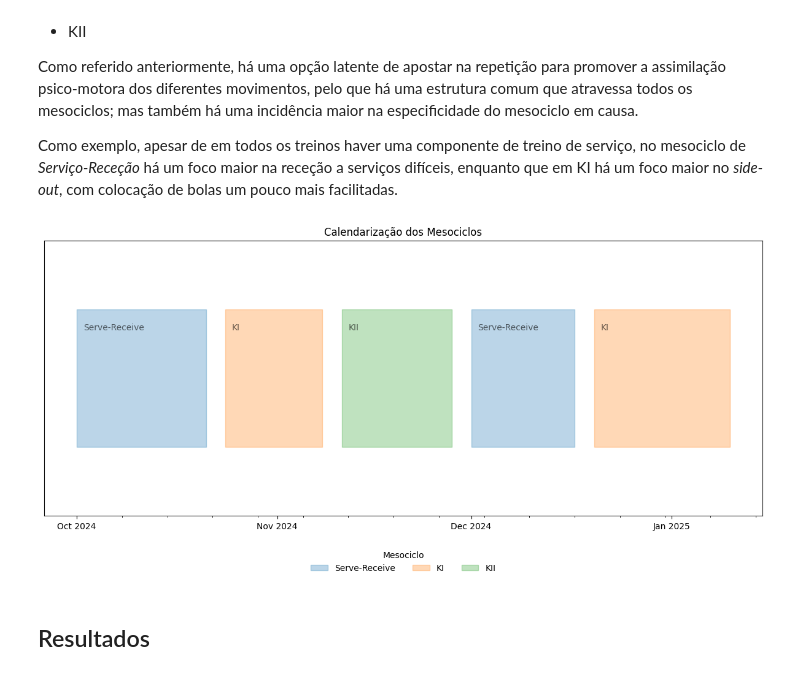
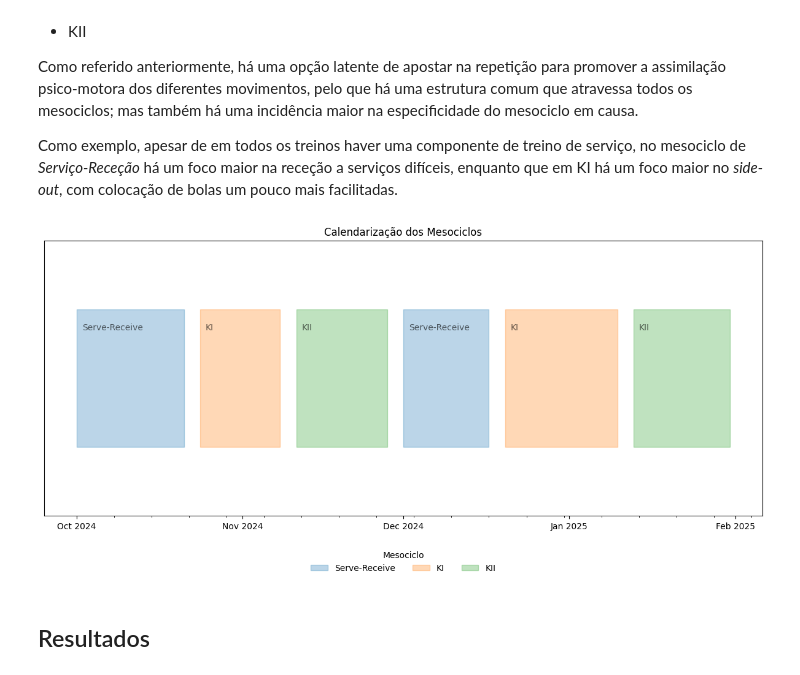
Before and after one commit to pmalves/coach-report-lv1, a Jupyter notebook: Dossier_de_Estágio_Pedro_Alves.ipynb, the cells around one changed output. Saved outputs shown, nothing was run; the diff lists cells and outputs as text; code cells hidden in the pictures.

```diff
--- a/Dossier_de_Estágio_Pedro_Alves.ipynb
+++ b/Dossier_de_Estágio_Pedro_Alves.ipynb
@@ -670,7 +674,8 @@ mesocycles = [
     ["KI", "2024-10-24", "2024-11-08"],
     ["KII", "2024-11-11", "2024-11-28"],
     ["Serve-Receive", "2024-12-01", "2024-12-17"],
-    ["KI", "2024-12-20", "2025-01-10"]
+    ["KI", "2024-12-20", "2025-01-10"],
+    ["KII", "2025-01-13", "2025-01-31"]
 ]
 
 # Convert the mesocycles list into a DataFrame
@@ -691,34 +696,34 @@ for idx, row in mesocycle_df.iterrows():
         y=[-0.5, 0.5],  # Define the vertical position of the area
         x1=row["Start Date"],
         x2=row["End Date"],
         color=f"C{row['Category']}",  # Use consistent color per category
         alpha=0.3,  # Transparency for areas
         label=row["Mesocycle"] if row["Mesocycle"] not in ax.get_legend_handles_labels()[1] else None
     )
     # Add a label for the mesocycle in the top-left of the area with left padding
     ax.text(
         row["Start Date"] + pd.Timedelta(days=1),  # Add a small left padding to the start date
         0.4,                # Slightly below the top edge of the area
         row["Mesocycle"],
         ha='left', va='top', fontsize=10, alpha=0.6  # No background, just plain text
     )
 
 # Formatting the chart
 ax.xaxis.set_major_formatter(mdates.DateFormatter("%b %Y"))  # Show month and year (e.g., Oct 2024)
 ax.xaxis.set_major_locator(mdates.MonthLocator())            # Major ticks for months
 ax.xaxis.set_minor_locator(mdates.WeekdayLocator())          # Minor ticks for weeks
 
 ax.set_ylim([-1, 1])  # Adjust vertical limits for visibility
 ax.set_yticks([])     # Remove y-axis labels for clarity
 plt.xticks(rotation=0)  # Keep dates horizontal
 plt.title("Calendarização dos Mesociclos")
 plt.legend(title="Mesociclo", loc="upper center", bbox_to_anchor=(0.5, -0.1), ncol=3, frameon=False)
 plt.tight_layout()
 
 # Show the chart
 plt.show()
 # %% [output]
-[figure, old version]
+[figure, new version]
 # %% [markdown]
 ## Resultados
 # %%
```
Also changed, not shown: parts of 8 cells of this notebook.
